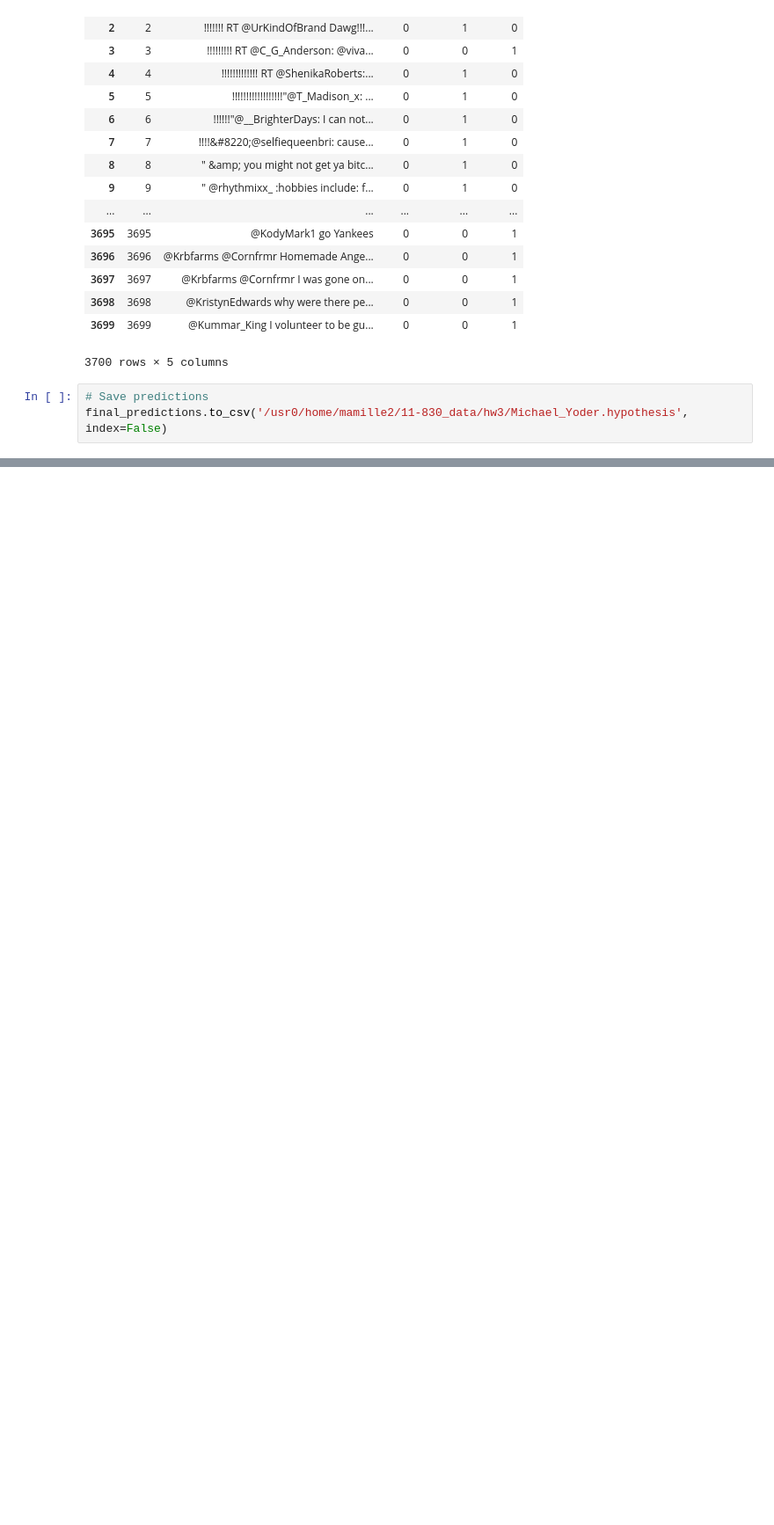
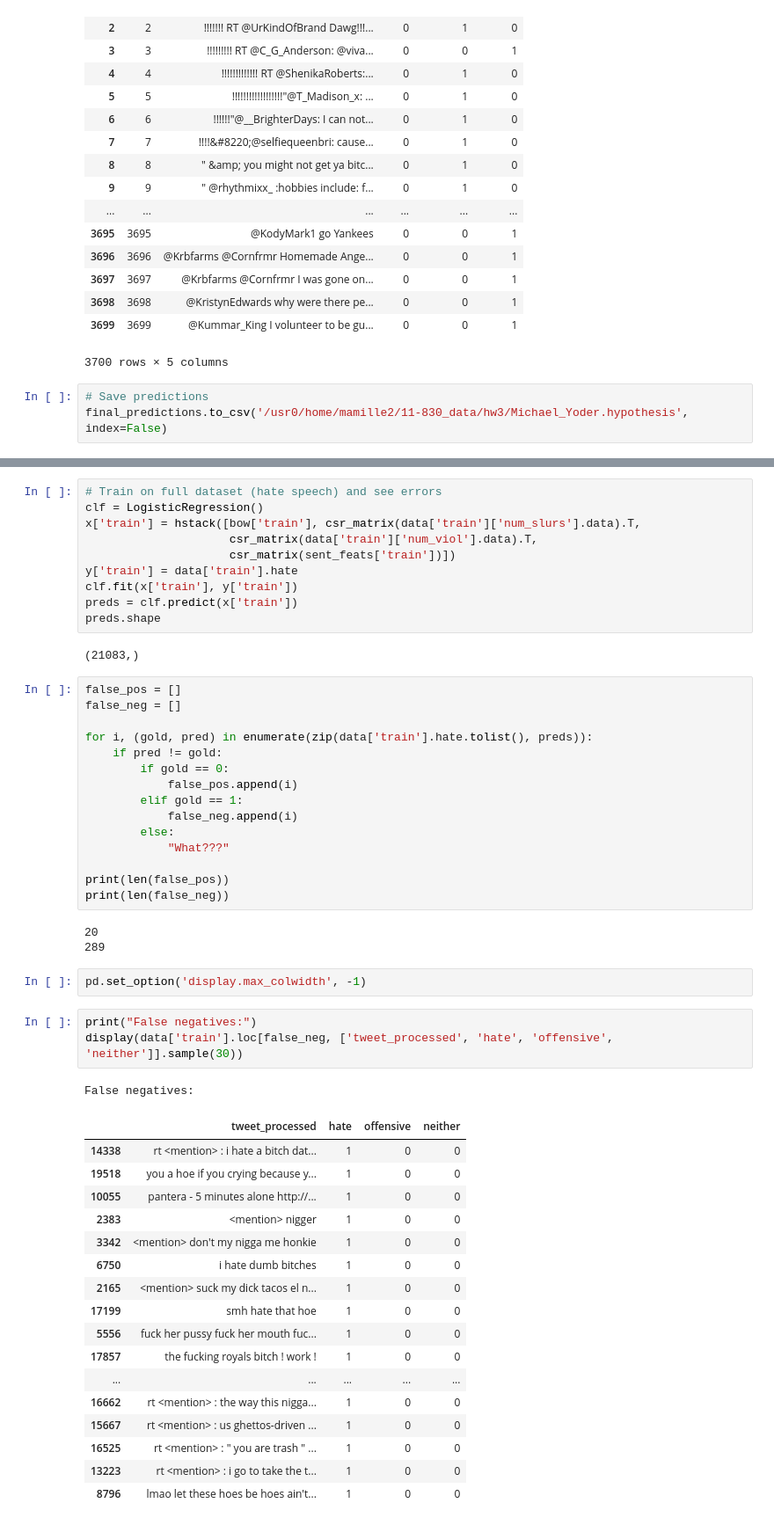
Before and after one commit to michaelmilleryoder/comp-ethics, a Jupyter notebook: jupyter/hw3.ipynb, the cells around one changed output, grey strips where cells are left out. Shown at 88% size. Cells and saved outputs as stored; diff of their text form; blank space fills up the shorter version.

```diff
--- a/jupyter/hw3.ipynb
+++ b/jupyter/hw3.ipynb
@@ -1675,0 +1704,54 @@ final_predictions.to_csv('/usr0/home/mamille2/11-830_data/hw3/Michael_Yoder.hypo
+# %%
+# Train on full dataset (hate speech) and see errors
+clf = LogisticRegression()
+x['train'] = hstack([bow['train'], csr_matrix(data['train']['num_slurs'].data).T,
+                     csr_matrix(data['train']['num_viol'].data).T,
+                     csr_matrix(sent_feats['train'])])
+y['train'] = data['train'].hate
+clf.fit(x['train'], y['train'])
+preds = clf.predict(x['train'])
+preds.shape
+# %% [output]
+(21083,)
+# %%
+false_pos = []
+false_neg = []
+
+for i, (gold, pred) in enumerate(zip(data['train'].hate.tolist(), preds)):
+    if pred != gold:
+        if gold == 0:
+            false_pos.append(i)
+        elif gold == 1:
+            false_neg.append(i)
+        else:
+            "What???"
+
+print(len(false_pos))
+print(len(false_neg))
+# %% [output]
+20
+289
+# %%
+pd.set_option('display.max_colwidth', -1)
+# %%
+print("False negatives:")
+display(data['train'].loc[false_neg, ['tweet_processed', 'hate', 'offensive', 'neither']].sample(30))
+# %% [output]
+False negatives:
+|  | tweet_processed | hate | offensive | neither |
+| 14338 | rt <mention> : i hate a bitch dat... | 1 | 0 | 0 |
+| 19518 | you a hoe if you crying because y... | 1 | 0 | 0 |
+| 10055 | pantera - 5 minutes alone http://... | 1 | 0 | 0 |
+| 2383 | <mention> nigger | 1 | 0 | 0 |
+| 3342 | <mention> don't my nigga me honkie | 1 | 0 | 0 |
+| 6750 | i hate dumb bitches | 1 | 0 | 0 |
+| 2165 | <mention> suck my dick tacos el n... | 1 | 0 | 0 |
+| 17199 | smh hate that hoe | 1 | 0 | 0 |
+| 5556 | fuck her pussy fuck her mouth fuc... | 1 | 0 | 0 |
+| 17857 | the fucking royals bitch ! work ! | 1 | 0 | 0 |
+| ... | ... | ... | ... | ... |
+| 16662 | rt <mention> : the way this nigga... | 1 | 0 | 0 |
+| 15667 | rt <mention> : us ghettos-driven ... | 1 | 0 | 0 |
+| 16525 | rt <mention> : " you are trash " ... | 1 | 0 | 0 |
+| 13223 | rt <mention> : i go to take the t... | 1 | 0 | 0 |
+| 8796 | lmao let these hoes be hoes ain't... | 1 | 0 | 0 |
```
Also changed, not shown: parts of 14 cells of this notebook.
